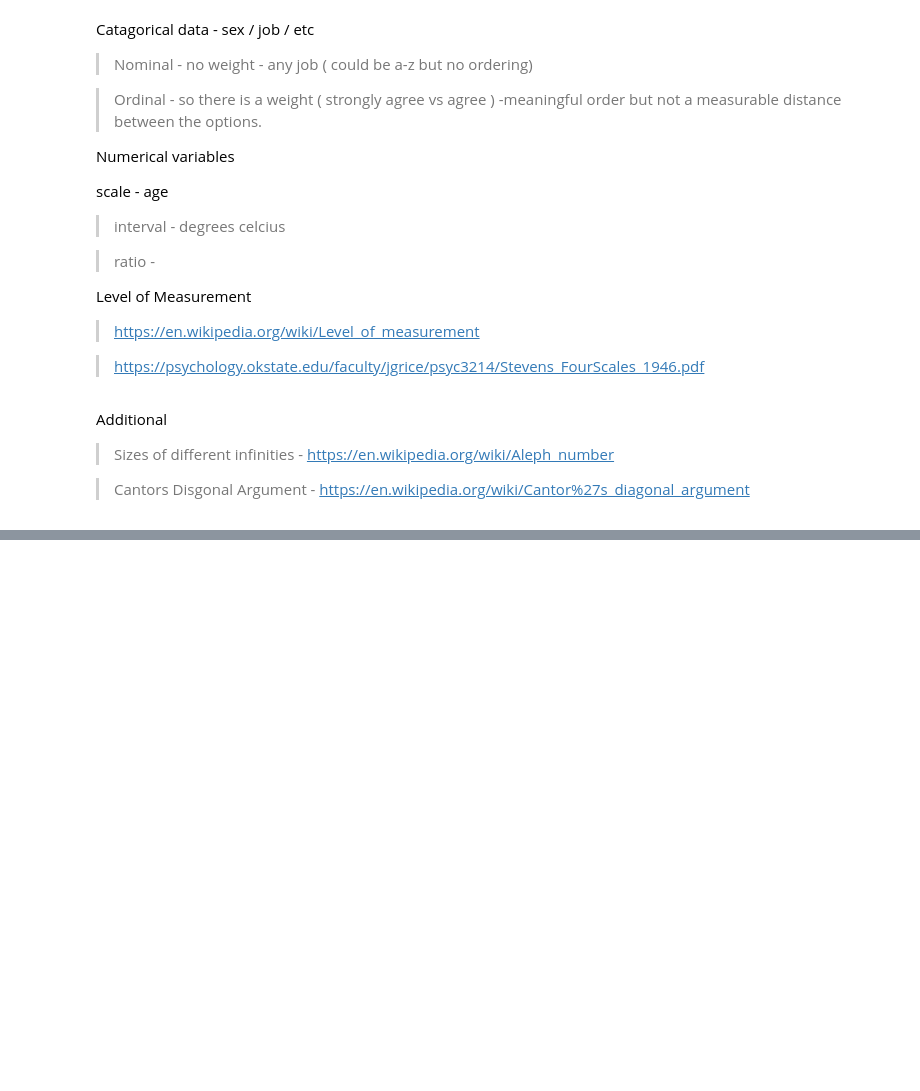
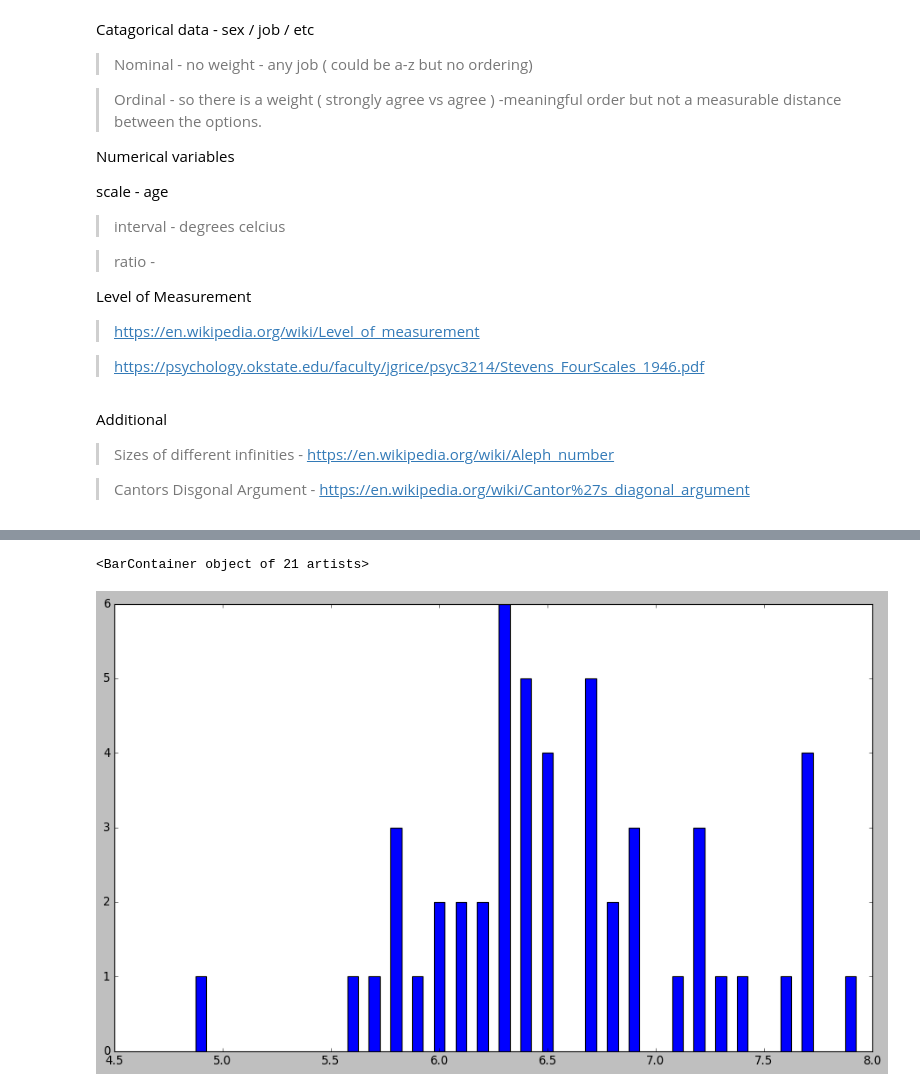
Before and after one commit to VCurry20/Jupyter-FDA2021, a Jupyter notebook: Week 8/Week 8 .ipynb, the cells around one changed output, grey strips where cells are left out. Cells and saved outputs as stored; diff of their text form; code cells hidden in the pictures; blank space fills up the shorter version.

```diff
--- a/Week 8/Week 8 .ipynb
+++ b/Week 8/Week 8 .ipynb
@@ -58,0 +310,18 @@ Additional
+# %%
+# here using the virginia data
+
+
+# Extract just the virginicas.
+df_virginica = df[df['Species'] == 'Iris-virginica']
+
+# Extract the sepal lengths.
+sepal = df_virginica['SepalLengthCm']
+
+# Get the value counts of the virginica sepal lengths.
+sepal_counts = sepal.value_counts()
+
+# Create the bar chart.
+plt.bar(sepal_counts.index, sepal_counts, width=0.05)
+# %% [output]
+<BarContainer object of 21 artists>
+[figure, added]
```
Also changed, not shown: parts of 23 cells of this notebook, 1 other file.
